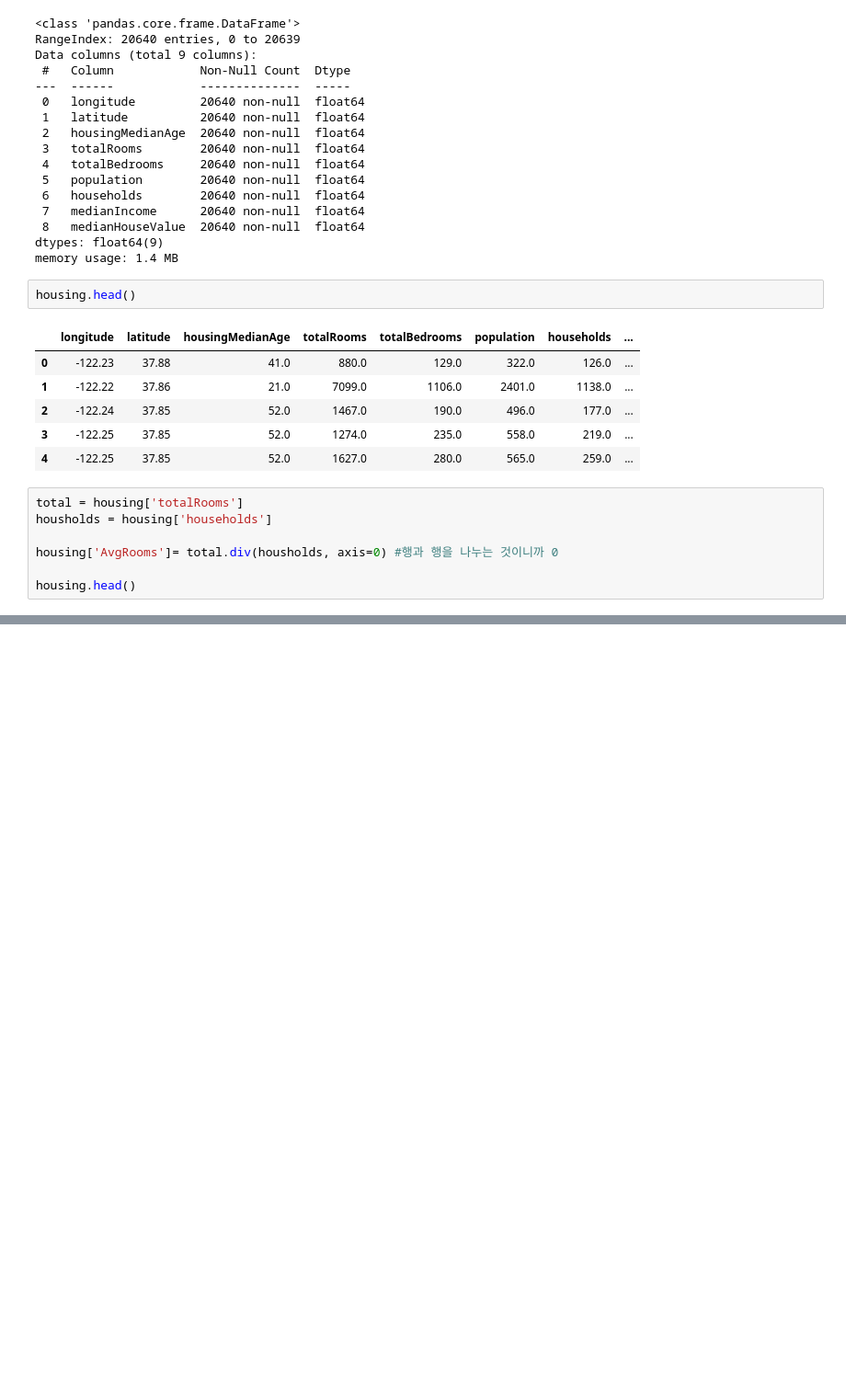
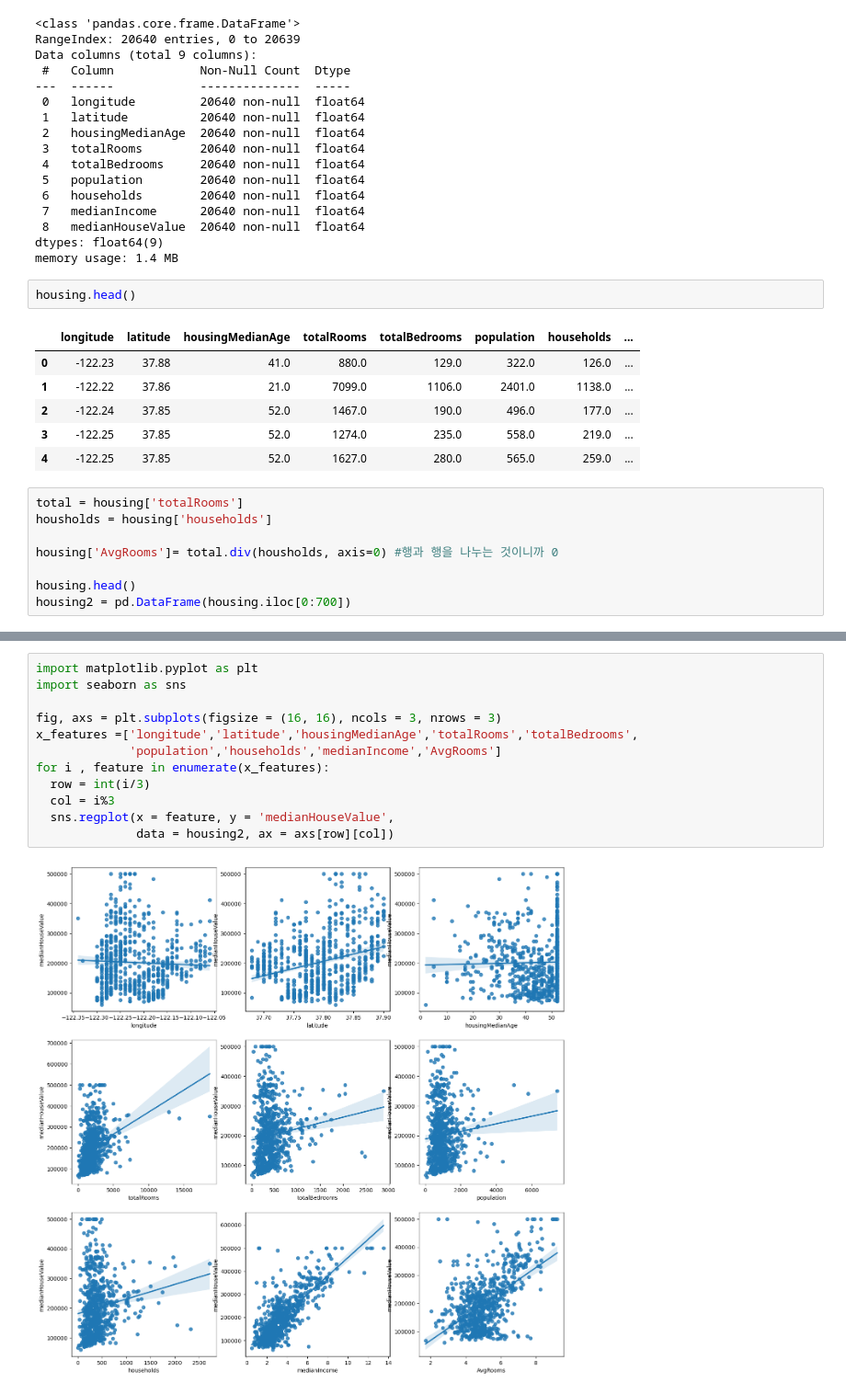
Before and after one commit to gogowonji/Big-Data-Analysis, a Jupyter notebook: 20230523_project10.ipynb, the cells around one changed output, grey strips where cells are left out. Shown: that part at 92% size. Cells and saved outputs as stored; diff of their text form; blank space fills up the shorter version.

```diff
--- a/20230523_project10.ipynb
+++ b/20230523_project10.ipynb
@@ -84,3 +91,4 @@ housholds = housing['households']
 housing['AvgRooms']= total.div(housholds, axis=0) #행과 행을 나누는 것이니까 0
 
 housing.head()
+housing2 = pd.DataFrame(housing.iloc[0:700])
@@ -114,0 +165,14 @@ memory usage: 1.6 MB
+# %%
+import matplotlib.pyplot as plt
+import seaborn as sns
+
+fig, axs = plt.subplots(figsize = (16, 16), ncols = 3, nrows = 3)
+x_features =['longitude','latitude','housingMedianAge','totalRooms','totalBedrooms',
+             'population','households','medianIncome','AvgRooms']
+for i , feature in enumerate(x_features):
+  row = int(i/3)
+  col = i%3
+  sns.regplot(x = feature, y = 'medianHouseValue',
+              data = housing2, ax = axs[row][col])
+# %% [output]
+[figure, added]
```
Also changed, not shown: parts of 8 cells of this notebook.
